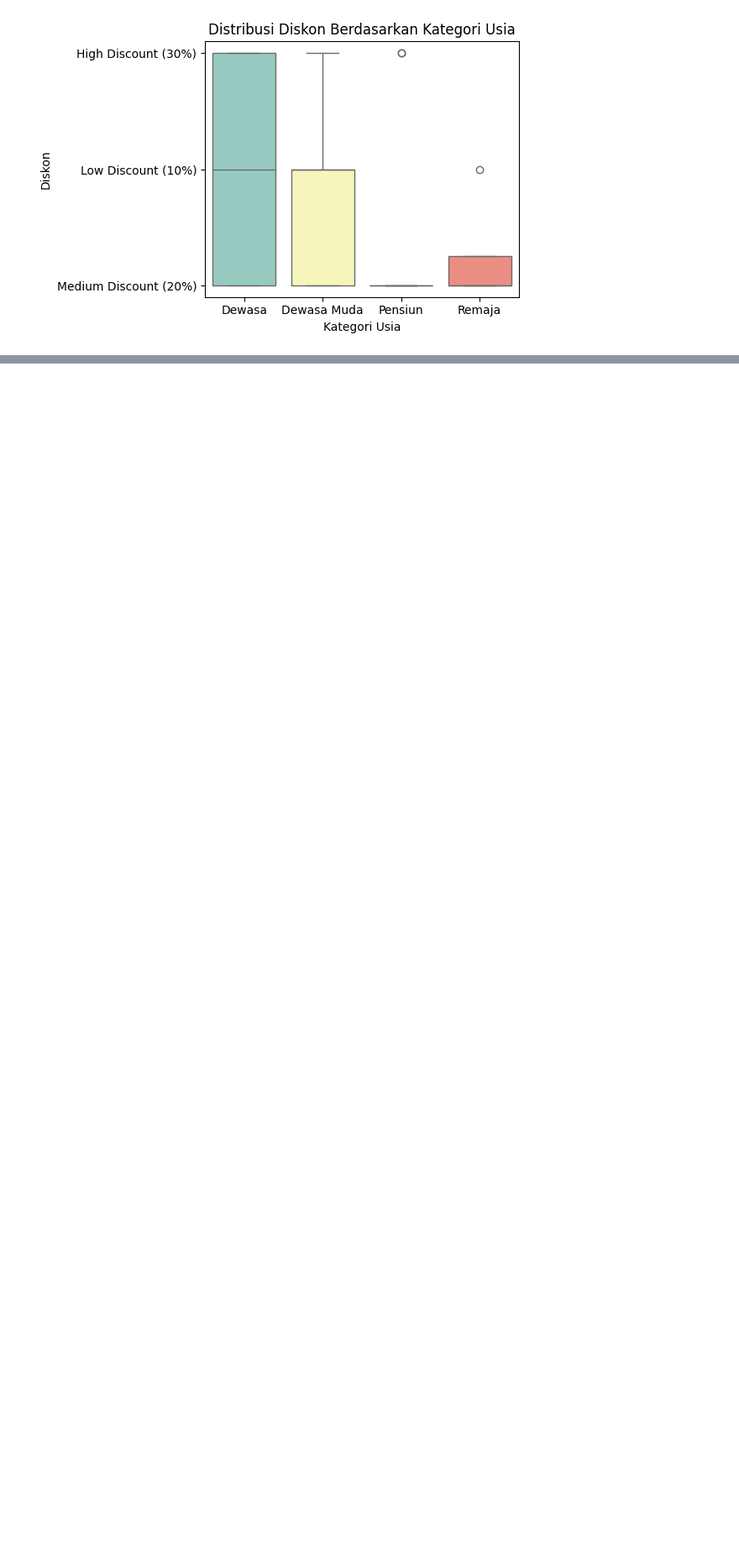
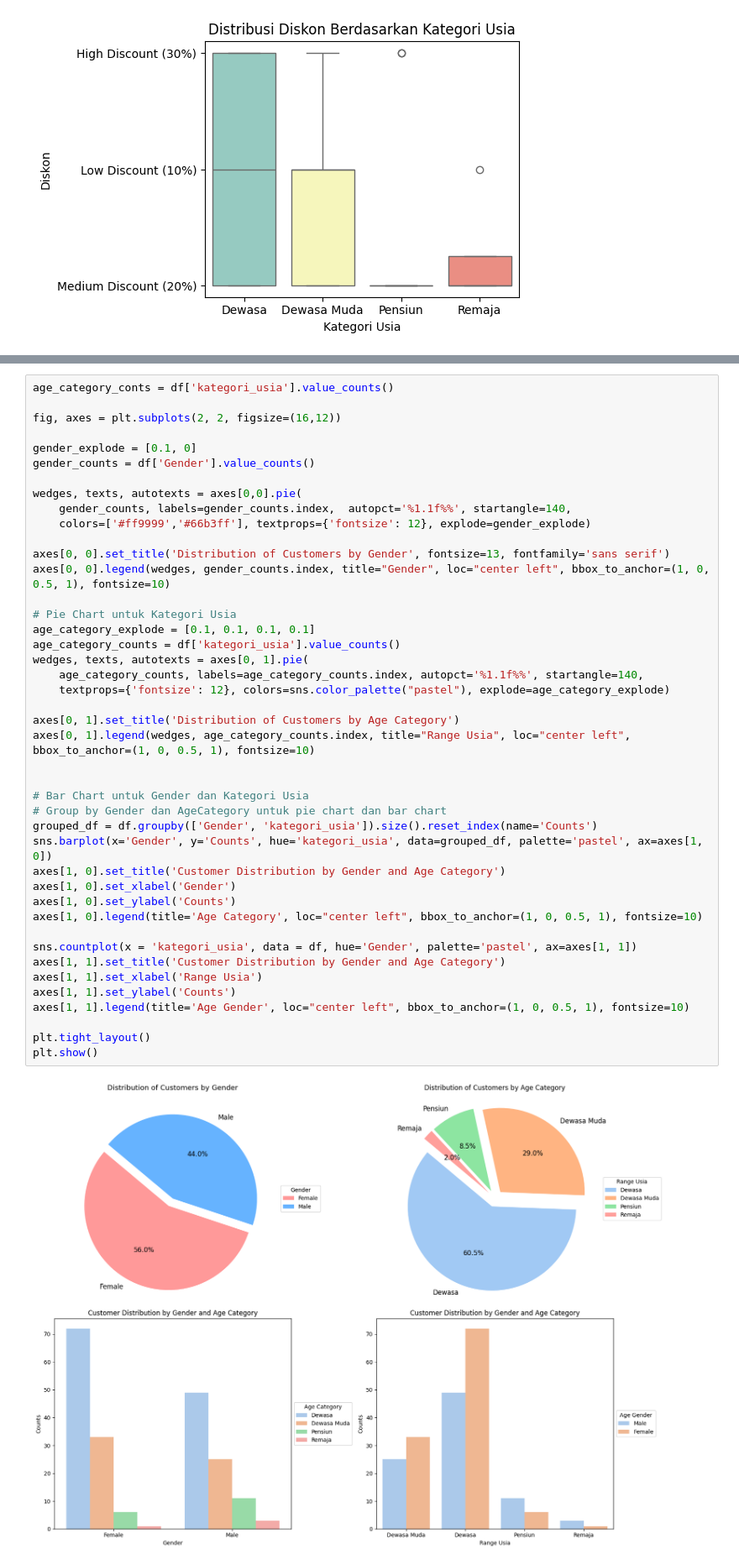
Before and after one commit to BlackBox-Ops/ML-Customer-Segmentation, a Jupyter notebook: notebooks/analisis_eda.ipynb, the cells around one changed output, grey strips where cells are left out. Shown at 84% size. Drawn from its saved outputs; the diff is of its cells as text; blank space fills up the shorter version.

Commit message:
menambahkan visualisasi pie chart untuk analisis data tipe kategorik

```diff
--- a/notebooks/analisis_eda.ipynb
+++ b/notebooks/analisis_eda.ipynb
@@ -1198,0 +1202,45 @@ plt.tight_layout()
+# %%
+age_category_conts = df['kategori_usia'].value_counts()
+
+fig, axes = plt.subplots(2, 2, figsize=(16,12))
+
+gender_explode = [0.1, 0]
+gender_counts = df['Gender'].value_counts()
+
+wedges, texts, autotexts = axes[0,0].pie(
+    gender_counts, labels=gender_counts.index,  autopct='%1.1f%%', startangle=140,
+    colors=['#ff9999','#66b3ff'], textprops={'fontsize': 12}, explode=gender_explode)
+
+axes[0, 0].set_title('Distribution of Customers by Gender', fontsize=13, fontfamily='sans serif')
+axes[0, 0].legend(wedges, gender_counts.index, title="Gender", loc="center left", bbox_to_anchor=(1, 0, 0.5, 1), fontsize=10)
+
+# Pie Chart untuk Kategori Usia
+age_category_explode = [0.1, 0.1, 0.1, 0.1]
+age_category_counts = df['kategori_usia'].value_counts()
+wedges, texts, autotexts = axes[0, 1].pie(
+    age_category_counts, labels=age_category_counts.index, autopct='%1.1f%%', startangle=140,
+    textprops={'fontsize': 12}, colors=sns.color_palette("pastel"), explode=age_category_explode)
+
+axes[0, 1].set_title('Distribution of Customers by Age Category')
+axes[0, 1].legend(wedges, age_category_counts.index, title="Range Usia", loc="center left", bbox_to_anchor=(1, 0, 0.5, 1), fontsize=10)
+
+
+# Bar Chart untuk Gender dan Kategori Usia
+# Group by Gender dan AgeCategory untuk pie chart dan bar chart
+grouped_df = df.groupby(['Gender', 'kategori_usia']).size().reset_index(name='Counts')
+sns.barplot(x='Gender', y='Counts', hue='kategori_usia', data=grouped_df, palette='pastel', ax=axes[1, 0])
+axes[1, 0].set_title('Customer Distribution by Gender and Age Category')
+axes[1, 0].set_xlabel('Gender')
+axes[1, 0].set_ylabel('Counts')
+axes[1, 0].legend(title='Age Category', loc="center left", bbox_to_anchor=(1, 0, 0.5, 1), fontsize=10)
+
+sns.countplot(x = 'kategori_usia', data = df, hue='Gender', palette='pastel', ax=axes[1, 1])
+axes[1, 1].set_title('Customer Distribution by Gender and Age Category')
+axes[1, 1].set_xlabel('Range Usia')
+axes[1, 1].set_ylabel('Counts')
+axes[1, 1].legend(title='Age Gender', loc="center left", bbox_to_anchor=(1, 0, 0.5, 1), fontsize=10)
+
+plt.tight_layout()
+plt.show()
+# %% [output]
+[figure, added]
```
Also changed, not shown: parts of 4 cells of this notebook.
